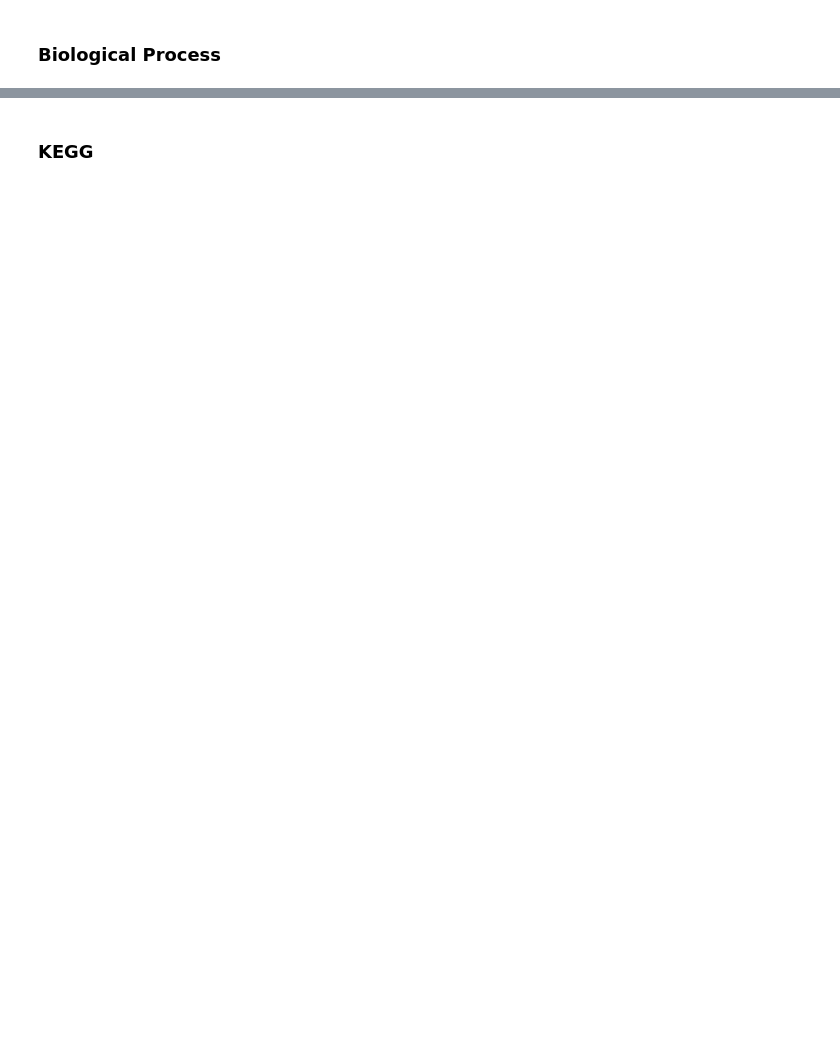
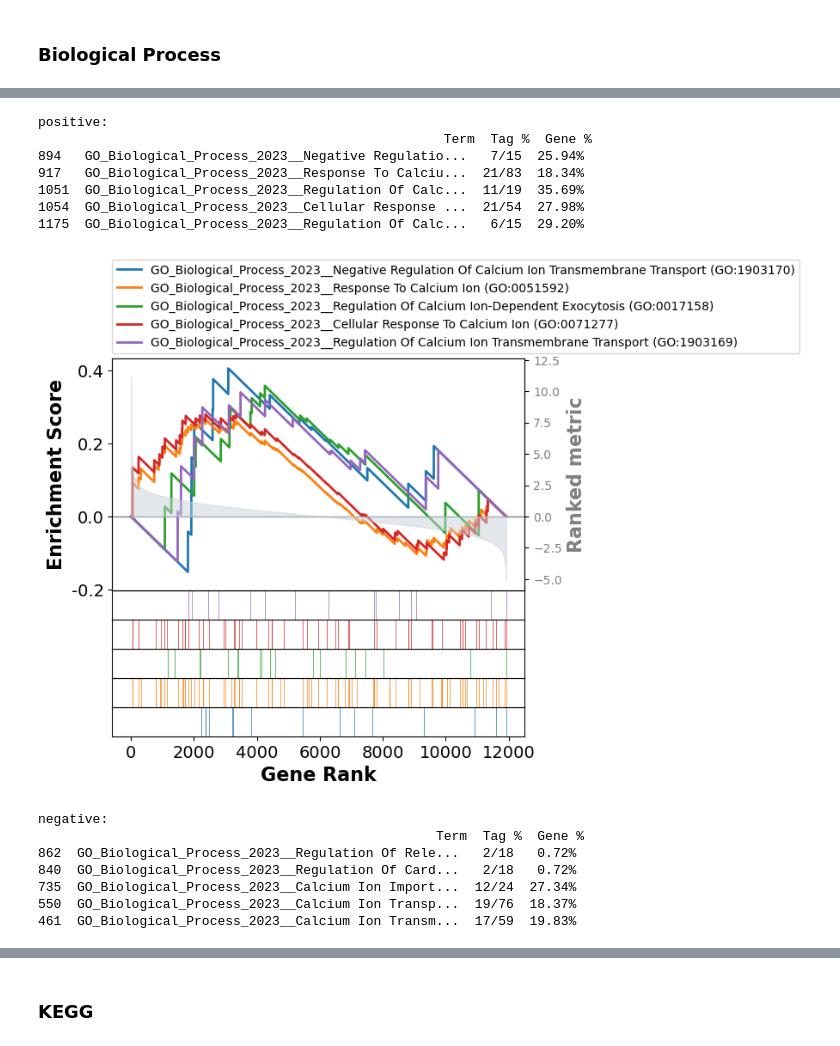
Before and after one commit to Keviosta/Temp_3.2.-.C, a Jupyter notebook: HEK293_GExp_v2 and GSEA.ipynb, the cells around one changed output, grey strips where cells are left out. Cells and saved outputs as stored; diff of their text form; code cells hidden in the pictures; blank space fills up the shorter version.

```diff
--- a/HEK293_GExp_v2 and GSEA.ipynb
+++ b/HEK293_GExp_v2 and GSEA.ipynb
@@ -542,0 +564,23 @@ positive:
+# %%
+# GO_Biological_Process_2023
+pre_res = gseapy.prerank(rnk = ranking.set_index("gene_name", drop=True),
+                     gene_sets = ['GO_Biological_Process_2023'],
+                     seed = 6, permutation_num = 100)
+
+enrich_results = pre_res.res2d.sort_values("NES", ascending = False)
+terms = enrich_results.Term
+
+calcium = terms[terms.str.contains('Calcium')].index
+
+# positive
+print('positive: \n', pre_res.res2d.iloc[terms[calcium].index[:5],[1,7,8]])
+pre_res.plot(terms = terms[calcium][:5])
+plt.show()
+plt.close()
+
+# negative
+print('negative: \n', pre_res.res2d.iloc[terms[calcium].index[-5:],[1,7,8]])
+pre_res.plot(terms = terms[calcium][-5:])
+plt.show()
+plt.close()
+# %% [output]
@@ -542,0 +589,15 @@ positive:
+positive:
+                                                    Term  Tag %  Gene %
+894   GO_Biological_Process_2023__Negative Regulatio...   7/15  25.94%
+917   GO_Biological_Process_2023__Response To Calciu...  21/83  18.34%
+1051  GO_Biological_Process_2023__Regulation Of Calc...  11/19  35.69%
+1054  GO_Biological_Process_2023__Cellular Response ...  21/54  27.98%
+1175  GO_Biological_Process_2023__Regulation Of Calc...   6/15  29.20%
+[figure, added]
+negative:
+                                                   Term  Tag %  Gene %
+862  GO_Biological_Process_2023__Regulation Of Rele...   2/18   0.72%
+840  GO_Biological_Process_2023__Regulation Of Card...   2/18   0.72%
+735  GO_Biological_Process_2023__Calcium Ion Import...  12/24  27.34%
+550  GO_Biological_Process_2023__Calcium Ion Transp...  19/76  18.37%
+461  GO_Biological_Process_2023__Calcium Ion Transm...  17/59  19.83%
```
Also changed, not shown: parts of 15 cells of this notebook, 1 other file.
